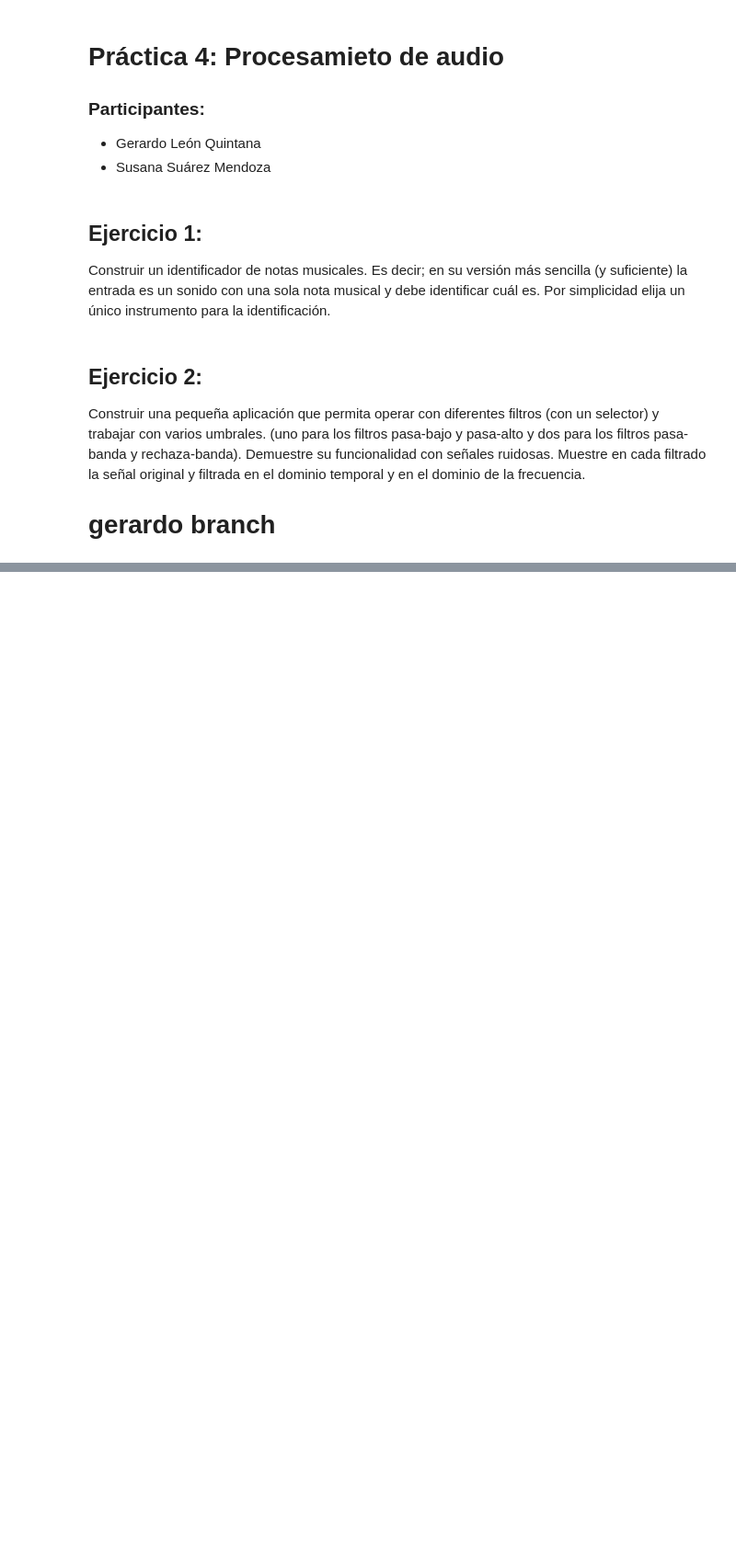
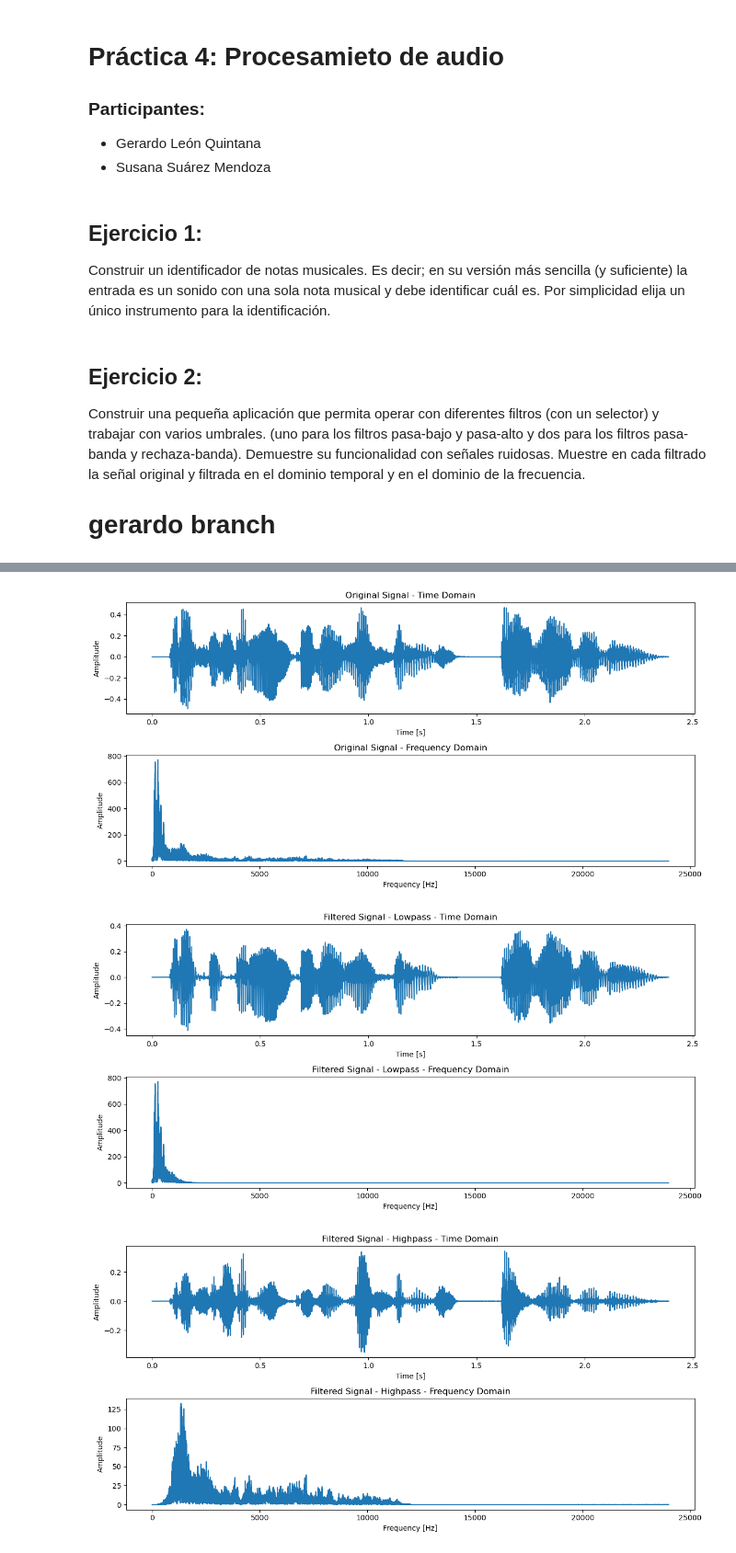
Before and after one commit to MediaMind-ULPGC/P04, a Jupyter notebook: P04.ipynb, the cells around one changed output, grey strips where cells are left out. Shown at 92% size. Cells and saved outputs as stored; diff of their text form; code cells hidden in the pictures; blank space fills up the shorter version.

```diff
--- a/P04.ipynb
+++ b/P04.ipynb
@@ -126,0 +76,44 @@ wavfile.write(output_wav_file, fs, filtered_data_int)
+# %%
+
+# Leer archivo de audio
+input_wav_file = 'un_archivo_audio.wav'
+fs, data = wavfile.read(input_wav_file)
+
+# Normalizar si es necesario
+if data.dtype == np.int16:
+    data = data / 32768.0
+elif data.dtype == np.int32:
+    data = data / 2147483648.0
+
+# Si el archivo de audio es estéreo, seleccionar un canal
+if len(data.shape) == 2:
+    data = data[:, 0]
+
+# Crear vector de tiempo
+t = np.arange(0, len(data) / fs, 1 / fs)
+
+# Parámetros del filtro
+order = 6
+
+# Filtros y sus parámetros
+filters = {
+    'lowpass': {'func': butter_lowpass, 'params': {'cutoff': 1000}},
+    'highpass': {'func': butter_highpass, 'params': {'cutoff': 1000}},
+    'bandpass': {'func': butter_bandpass, 'params': {'lowcut': 500, 'highcut': 1500}},
+    'bandstop': {'func': butter_bandstop, 'params': {'lowcut': 500, 'highcut': 1500}}
+}
+
+plot_signal(t, data, fs, 'Original Signal')
+
+for filter in filters:
+    b, a = filters[filter]['func'](fs=fs, order=order, **filters[filter]['params'])
+    filtered_data = apply_filter(data, b, a)
+    plot_signal(t, filtered_data, fs, f'Filtered Signal - {filter.capitalize()}')
+
+    # filtered_data_int = np.int16(filtered_data * 32767)
+    # output_wav_file = f'{filter}_filtered.wav'
+    # wavfile.write(output_wav_file, fs, filtered_data_int)
+# %% [output]
+[figure, added]
+[figure, added]
+[figure, added]
```
Also changed, not shown: parts of 4 cells of this notebook.
